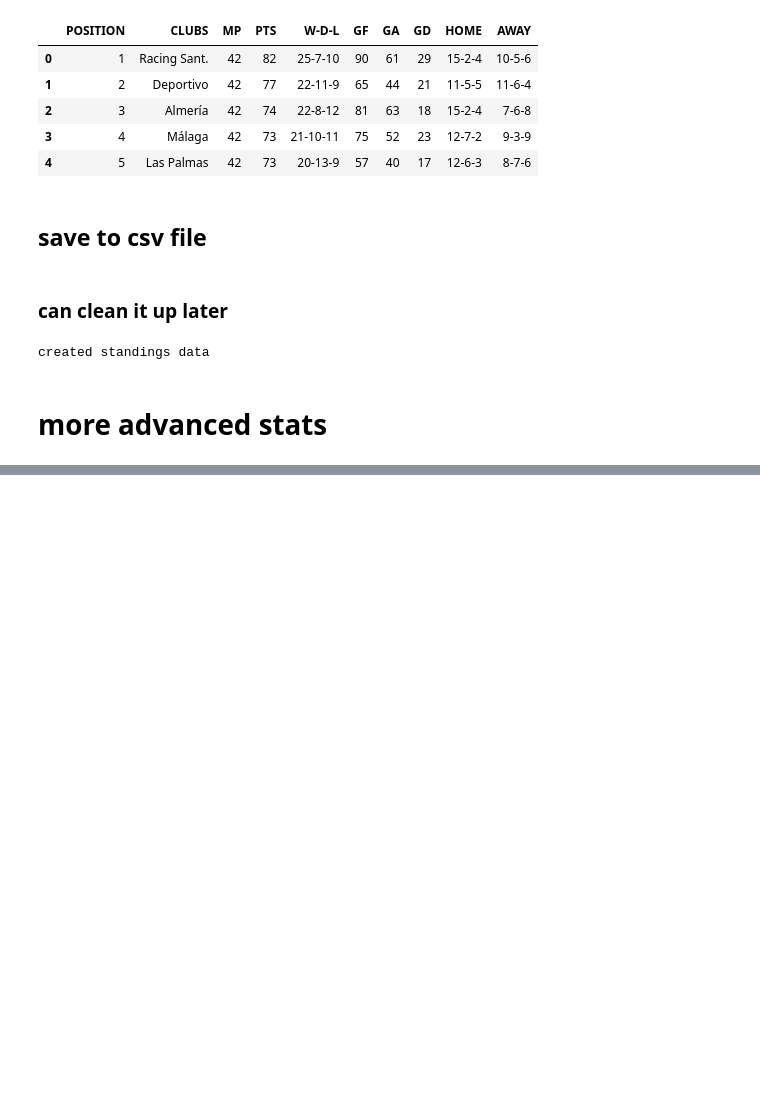
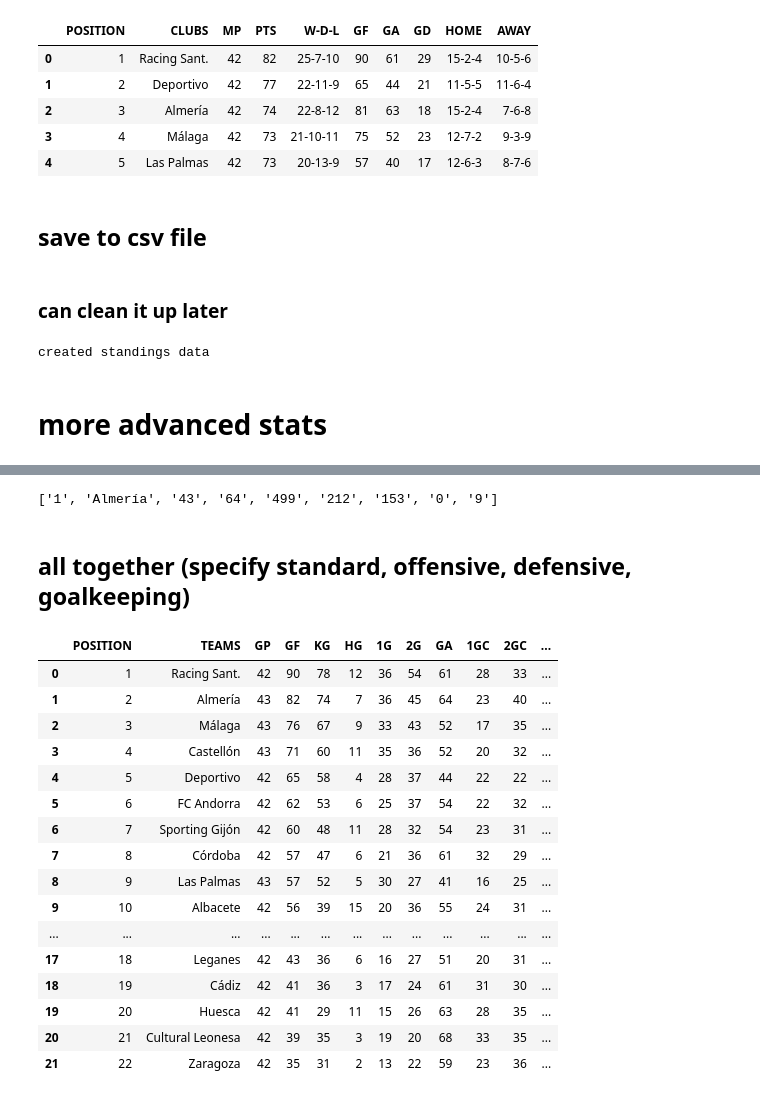
Before and after one commit to jf2024/laliga2stats, a Jupyter notebook: foxsports.ipynb, the cells around one changed output, grey strips where cells are left out. Drawn from its saved outputs; the diff is of its cells as text; code cells hidden in the pictures; blank space fills up the shorter version.

Commit message:
getting advanced stats and creating csv files for each

```diff
--- a/foxsports.ipynb
+++ b/foxsports.ipynb
@@ -141,0 +137,8 @@ all_stat_tables = {}
+# %%
+base_url = "https://www.foxsports.com"
+stat_urls = {
+    "standard": "https://www.foxsports.com/soccer/laliga-2/team-stats?category=standard&season=2025&groupId=129",
+    "offensive": base_url + "/soccer/laliga-2/team-stats?category=offensive&season=2025&groupId=129",
+    "defensive": base_url + "/soccer/laliga-2/team-stats?category=defensive&season=2025&groupId=129",
+    "goalkeeping": base_url + "/soccer/laliga-2/team-stats?category=goalkeeping&season=2025&groupId=129"
+}
@@ -141,0 +147,30 @@ all_stat_tables = {}
+# %%
+all_stat_tables = {}
+
+for cat_name, url in stat_urls.items():
+    print(f"{cat_name.upper()} stats page...")
+    driver.get(url)
+    time.sleep(1.5)
+
+    # headers
+    headers_tag = driver.find_element(By.XPATH, "//thead[@class='data-header fs-11 ls-pt25 sticky-row-wrapper']")
+    list_headers = [head.text.strip() for head in headers_tag.find_elements(By.TAG_NAME, "th") if head.text.strip()]
+    list_headers.insert(0, "POSITION")
+
+    # team rows
+    team_rows = driver.find_elements(By.XPATH, '//tr[starts-with(@id, "tbl-row-")]')
+
+    # extract text
+    cat_data = []
+    for row in team_rows:
+        row_cells = [cell.strip() for cell in row.text.split('\n') if cell.strip()]
+        if row_cells:
+            cat_data.append(row_cells)
+
+    # create dataframe
+    df_cat = pd.DataFrame(cat_data, columns=list_headers)
+    all_stat_tables[cat_name] = df_cat
+
+    print(f"Successfully saved {cat_name} to data dictionary!\n" + "-"*30)
+
+print("All categories scraped successfully!")
@@ -141,0 +217,26 @@ all_stat_tables = {}
+# %%
+cat_data[0]
+# %% [output]
+['1', 'Almería', '43', '64', '499', '212', '153', '0', '9']
+# %% [markdown]
+## all together (specify standard, offensive, defensive, goalkeeping)
+# %%
+all_stat_tables['standard']
+# %% [output]
+|  | POSITION | TEAMS | GP | GF | KG | HG | 1G | 2G | GA | 1GC | 2GC | ... |
+| 0 | 1 | Racing Sant. | 42 | 90 | 78 | 12 | 36 | 54 | 61 | 28 | 33 | ... |
+| 1 | 2 | Almería | 43 | 82 | 74 | 7 | 36 | 45 | 64 | 23 | 40 | ... |
+| 2 | 3 | Málaga | 43 | 76 | 67 | 9 | 33 | 43 | 52 | 17 | 35 | ... |
+| 3 | 4 | Castellón | 43 | 71 | 60 | 11 | 35 | 36 | 52 | 20 | 32 | ... |
+| 4 | 5 | Deportivo | 42 | 65 | 58 | 4 | 28 | 37 | 44 | 22 | 22 | ... |
+| 5 | 6 | FC Andorra | 42 | 62 | 53 | 6 | 25 | 37 | 54 | 22 | 32 | ... |
+| 6 | 7 | Sporting Gijón | 42 | 60 | 48 | 11 | 28 | 32 | 54 | 23 | 31 | ... |
+| 7 | 8 | Córdoba | 42 | 57 | 47 | 6 | 21 | 36 | 61 | 32 | 29 | ... |
+| 8 | 9 | Las Palmas | 43 | 57 | 52 | 5 | 30 | 27 | 41 | 16 | 25 | ... |
+| 9 | 10 | Albacete | 42 | 56 | 39 | 15 | 20 | 36 | 55 | 24 | 31 | ... |
+| ... | ... | ... | ... | ... | ... | ... | ... | ... | ... | ... | ... | ... |
+| 17 | 18 | Leganes | 42 | 43 | 36 | 6 | 16 | 27 | 51 | 20 | 31 | ... |
+| 18 | 19 | Cádiz | 42 | 41 | 36 | 3 | 17 | 24 | 61 | 31 | 30 | ... |
+| 19 | 20 | Huesca | 42 | 41 | 29 | 11 | 15 | 26 | 63 | 28 | 35 | ... |
+| 20 | 21 | Cultural Leonesa | 42 | 39 | 35 | 3 | 19 | 20 | 68 | 33 | 35 | ... |
+| 21 | 22 | Zaragoza | 42 | 35 | 31 | 2 | 13 | 22 | 59 | 23 | 36 | ... |
```
Also changed, not shown: parts of 9 cells of this notebook.
